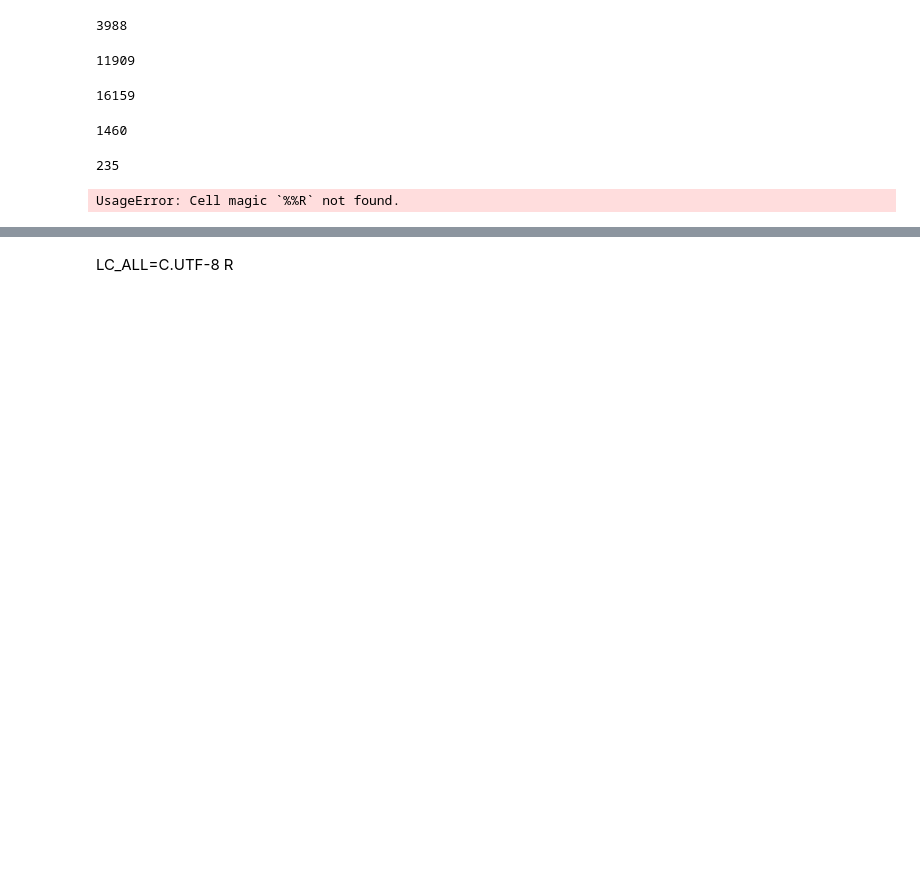
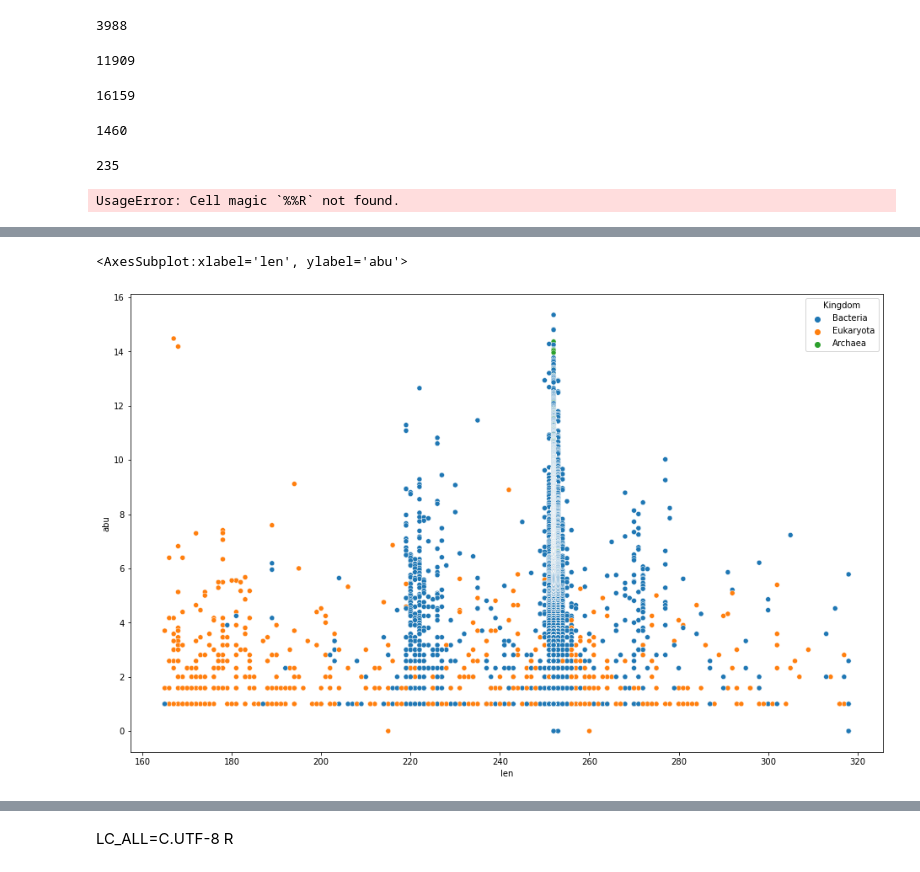
Before and after one commit to crabron/ARRIAM, a Jupyter notebook: align.ipynb, the cells around one changed output, grey strips where cells are left out. Cells and saved outputs as stored; diff of their text form; code cells hidden in the pictures; blank space fills up the shorter version.

```diff
--- a/align.ipynb
+++ b/align.ipynb
@@ -238,0 +302,11 @@ UsageError: Cell magic `%%R` not found.
+# %%
+plt.figure(figsize=(16, 10))
+sns.scatterplot(
+    data=df_mix,
+    x='len',
+    y='abu',
+    hue='Kingdom'
+)
+# %% [output]
+<AxesSubplot:xlabel='len', ylabel='abu'>
+[figure, added]
```
Also changed, not shown: parts of 13 cells of this notebook.
